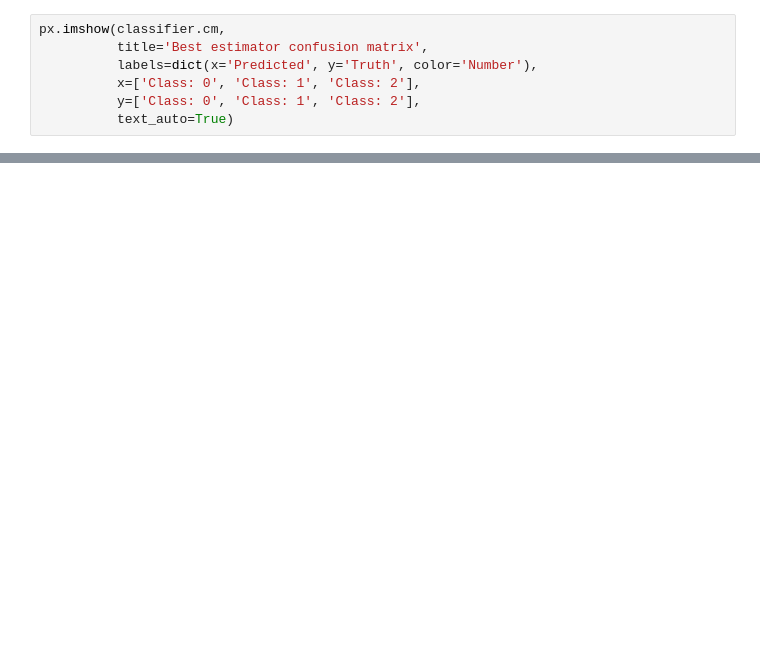
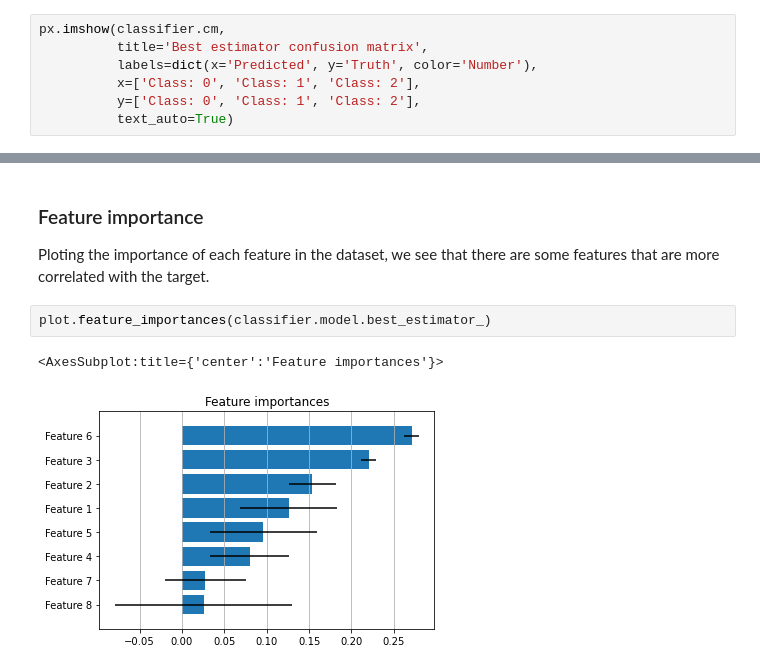
Before and after one commit to Bass2015/j2d-hackaton-dolgonos, a Jupyter notebook: src/graphics.ipynb, the cells around one changed output, grey strips where cells are left out. Cells and saved outputs as stored; diff of their text form; blank space fills up the shorter version.

```diff
--- a/src/graphics.ipynb
+++ b/src/graphics.ipynb
@@ -30,0 +82,8 @@ px.imshow(classifier.cm,
+# %% [markdown]
+### Feature importance
+Ploting the importance of each feature in the dataset, we see that there are some features that are more correlated with the target.
+# %%
+plot.feature_importances(classifier.model.best_estimator_)
+# %% [output]
+<AxesSubplot:title={'center':'Feature importances'}>
+[figure, added]
```
Also changed, not shown: parts of 10 cells of this notebook, 7 other files.
